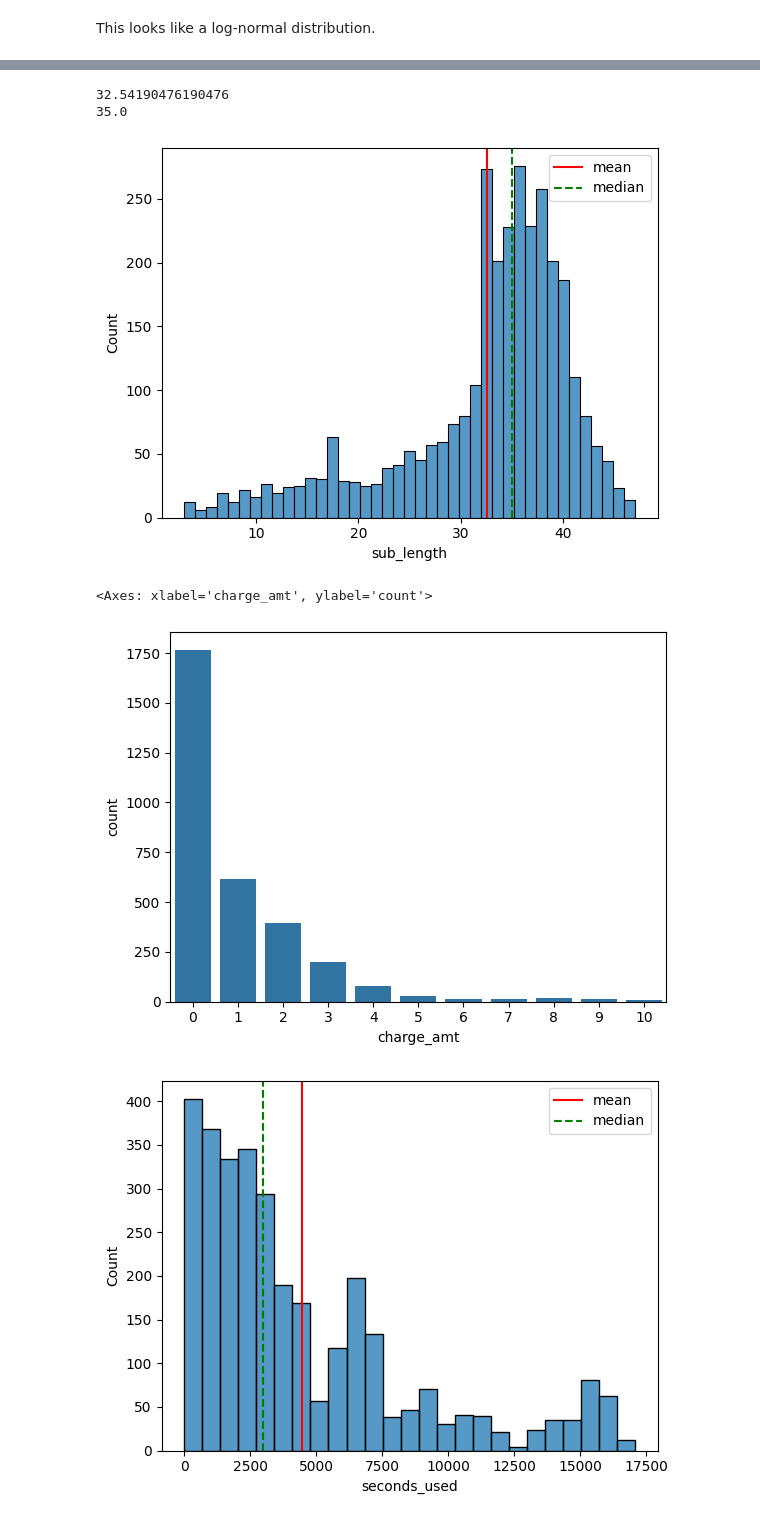
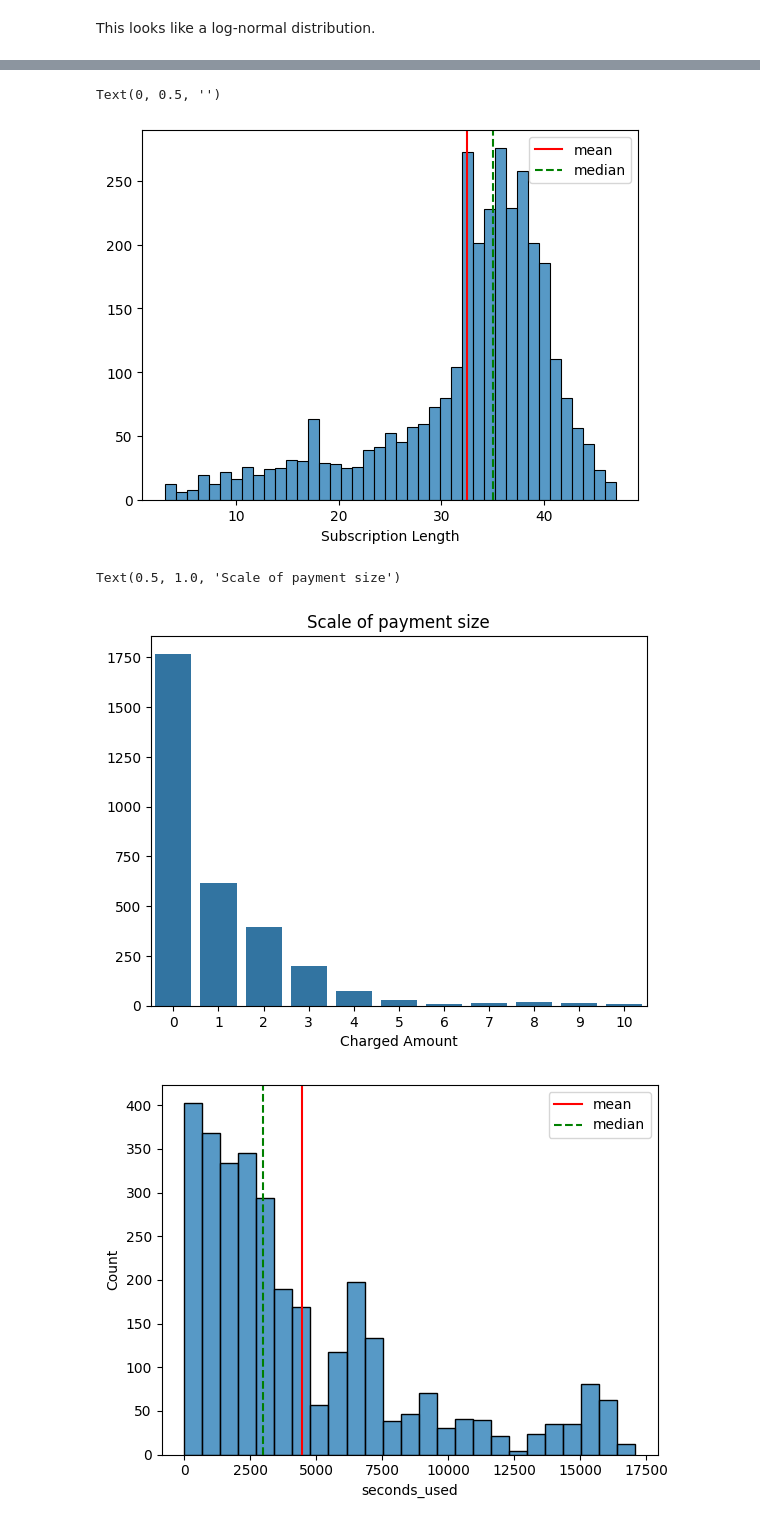
Before and after one commit to mlcuadra1/Churn-Risk-EDA, a Jupyter notebook: notebooks/Script 2 - EDA.ipynb, the cells around one changed output, grey strips where cells are left out. Cells and saved outputs as stored; diff of their text form; code cells hidden in the pictures.

```diff
--- a/notebooks/Script 2 - EDA.ipynb
+++ b/notebooks/Script 2 - EDA.ipynb
@@ -139,19 +118,20 @@ sns.countplot(x='complained', data=df)
 # %%
 sns.histplot(x='sub_length', data=df)
-
 draw_mean_median(df['sub_length'])
 
-print(np.mean(df['sub_length']))
-print(np.median(df['sub_length']))
+plt.xlabel('Subscription Length')
+plt.ylabel('')
 # %% [output]
-32.54190476190476
-35.0
+Text(0, 0.5, '')
-[figure, old version]
+[figure, new version]
 # %%
 sns.countplot(x='charge_amt', data=df)
+plt.xlabel('Charged Amount')
+plt.ylabel('')
+plt.title('Scale of payment size')
 # %% [output]
-<Axes: xlabel='charge_amt', ylabel='count'>
+Text(0.5, 1.0, 'Scale of payment size')
-[figure, old version]
+[figure, new version]
 # %%
 sns.histplot(x='seconds_used', data=df)
 
```
Also changed, not shown: parts of 7 cells of this notebook.
